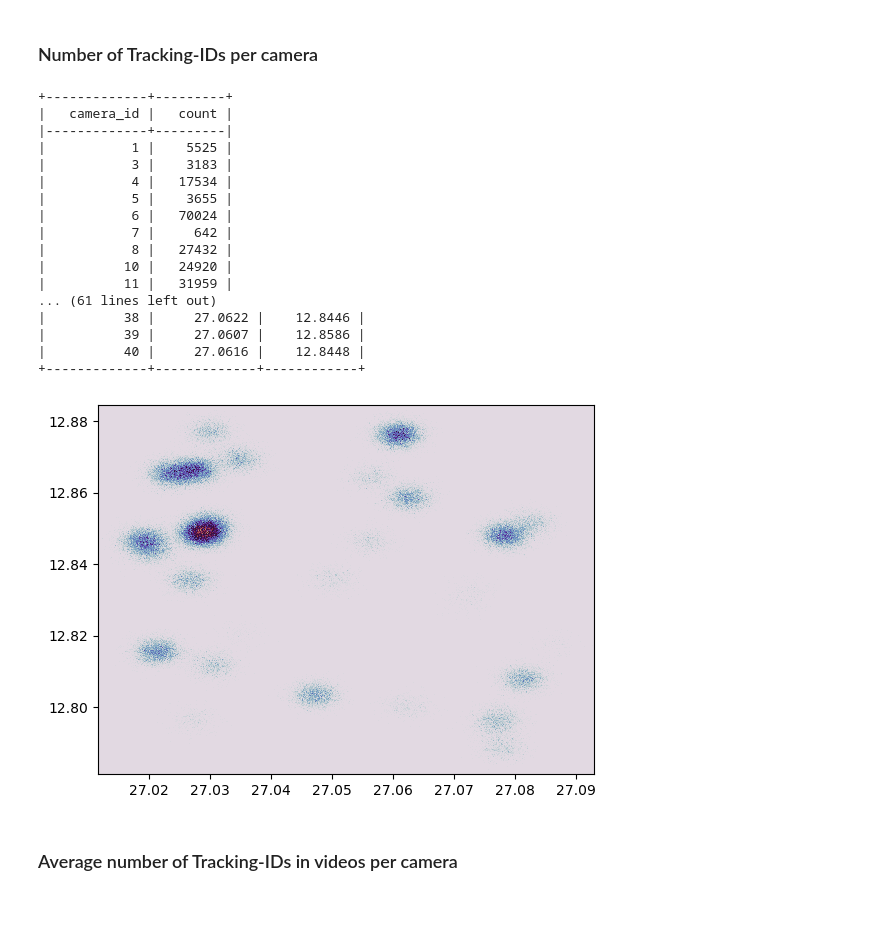
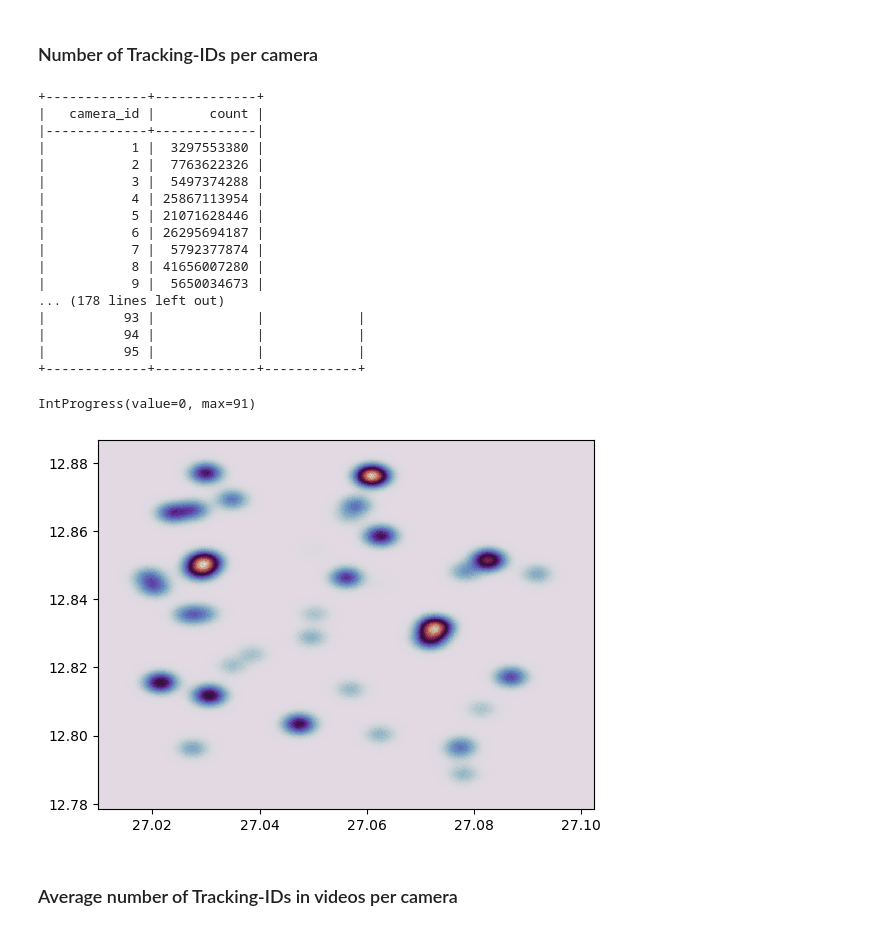
Before and after one commit to liamvdv/gorillatracker, a Jupyter notebook: notebooks/database_stats.ipynb, the cells around one changed output. Drawn from its saved outputs; the diff is of its cells as text; code cells hidden in the pictures.

```diff
--- a/notebooks/database_stats.ipynb
+++ b/notebooks/database_stats.ipynb
@@ -1,9 +1,10 @@
 # %% [markdown]
 ### Imports and database initialization
 # %%
-from sqlalchemy import create_engine, select, func, desc, text, label
-from gorillatracker.ssl_pipeline.models import TrackingFrameFeature, Tracking, Video, Camera, VideoRelationship, TrackingRelationship
+from sqlalchemy import select, func
+from gorillatracker.ssl_pipeline.models import Tracking, Video, Camera
 from sqlalchemy.orm import sessionmaker
+from gorillatracker.ssl_pipeline.dataset import GorillaDatasetKISZ
 
 from tabulate import tabulate
 
@@ -11,11 +12,9 @@ import matplotlib.pyplot as plt
 import matplotlib.dates as mdates
 from matplotlib.dates import DateFormatter
 
-import pandas as pd
 import numpy as np
-import math
 
-engine = create_engine("sqlite:///../test.db")
+engine = GorillaDatasetKISZ().engine
 session_cls = sessionmaker(bind=engine)
 # %% [markdown]
 ### Number of frames per camera (sorted descending)
@@ -70,57 +69,66 @@ plt.show()
 # %% [markdown]
 ### Number of Tracking-IDs per camera
 # %%
+from ipywidgets import IntProgress
+
 stmt = (
     select(Video.camera_id, func.sum(Tracking.tracking_id).label("count"))
     .join(Tracking, Video.video_id == Tracking.video_id)
     .group_by(Video.camera_id)
     )
 
 with session_cls() as session:
     result = session.execute(stmt)
     all = sorted(result.fetchall(), key=lambda x: x[0])
     print(tabulate(all, headers=result.keys(), tablefmt="psql"))
 
 stmt = (
     select(Camera.camera_id, Camera.longitude, Camera.latitude)
     )
 
 with session_cls() as session:
     result = session.execute(stmt)
     all2 = sorted(result.fetchall(), key=lambda x: x[0])
     print(tabulate(all2, headers=result.keys(), tablefmt="psql"))
 
 mapping = {x : (y,z) for x, y, z in all2}
 
+f = IntProgress(min=0, max=len(all)) # instantiate the bar
+display(f)
+
 points = []
 for (camera_id2, count) in all:
-    for i in range(count):
-        (long, lat) = mapping[camera_id2]
+    f.value += 1
+    (long, lat) = mapping[camera_id2]
+    if long is None or lat is None:
+        continue
+    for i in range(count//10000):
         points.append((long + np.random.normal(0, 0.002), lat + np.random.normal(0, 0.002)))
 
 x, y = zip(*points)
 
 plt.hist2d(x,y, bins=1000, cmap="twilight")
 plt.show()
 # %% [output]
-+-------------+---------+
-|   camera_id |   count |
-|-------------+---------|
-|           1 |    5525 |
-|           3 |    3183 |
-|           4 |   17534 |
-|           5 |    3655 |
-|           6 |   70024 |
-|           7 |     642 |
-|           8 |   27432 |
-|          10 |   24920 |
-|          11 |   31959 |
-... (61 lines left out)
-|          38 |     27.0622 |    12.8446 |
-|          39 |     27.0607 |    12.8586 |
-|          40 |     27.0616 |    12.8448 |
++-------------+-------------+
+|   camera_id |       count |
+|-------------+-------------|
+|           1 |  3297553380 |
+|           2 |  7763622326 |
+|           3 |  5497374288 |
+|           4 | 25867113954 |
+|           5 | 21071628446 |
+|           6 | 26295694187 |
+|           7 |  5792377874 |
+|           8 | 41656007280 |
+|           9 |  5650034673 |
+... (178 lines left out)
+|          93 |             |            |
+|          94 |             |            |
+|          95 |             |            |
 +-------------+-------------+------------+
+IntProgress(value=0, max=91)
-[figure, old version]
+[figure, new version]
 # %% [markdown]
 ### Average number of Tracking-IDs in videos per camera
 # %%
```
Also changed, not shown: parts of 6 cells of this notebook.
